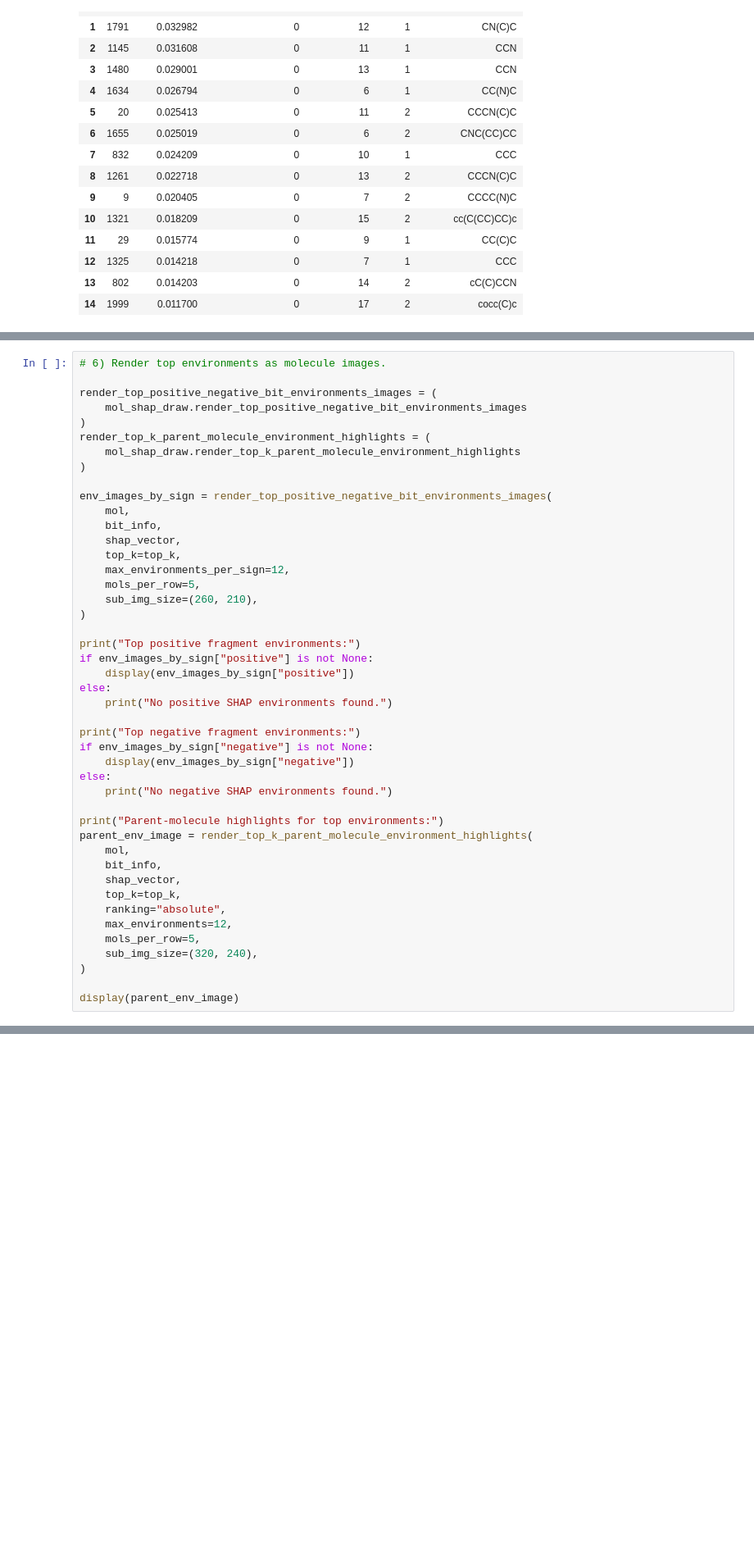
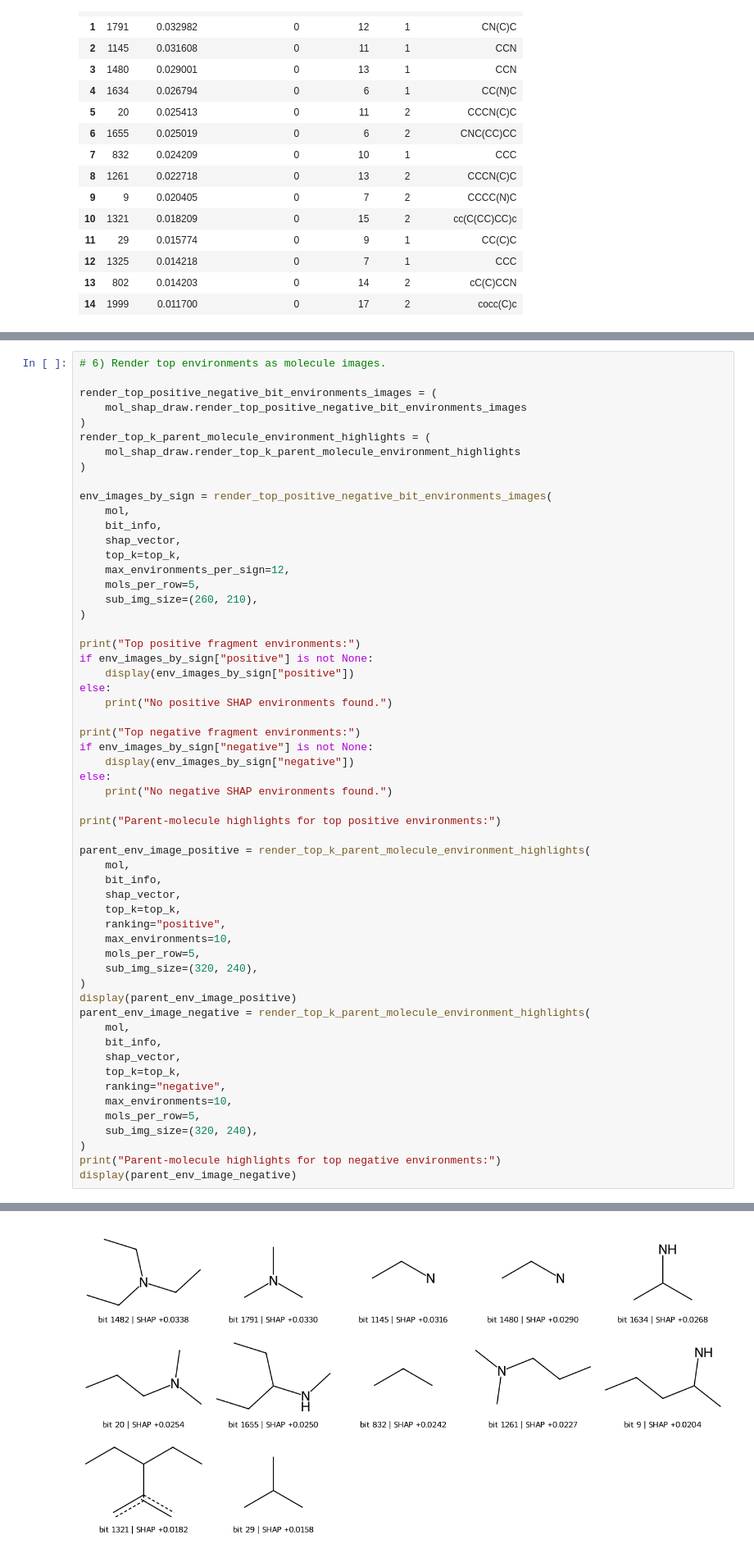
Before and after one commit to LSI-Uni-Bonn/ChemicHAL, a Jupyter notebook: notebooks/shap_generation_and_explanations.ipynb, the cells around one changed output, grey strips where cells are left out. Shown at 82% size. Saved outputs shown, nothing was run; the diff lists cells and outputs as text; blank space fills up the shorter version.

```diff
--- a/notebooks/shap_generation_and_explanations.ipynb
+++ b/notebooks/shap_generation_and_explanations.ipynb
@@ -384,16 +384,29 @@ if env_images_by_sign["negative"] is not None:
 else:
     print("No negative SHAP environments found.")
 
-print("Parent-molecule highlights for top environments:")
-parent_env_image = render_top_k_parent_molecule_environment_highlights(
+print("Parent-molecule highlights for top positive environments:")
+
+parent_env_image_positive = render_top_k_parent_molecule_environment_highlights(
     mol,
     bit_info,
     shap_vector,
     top_k=top_k,
-    ranking="absolute",
-    max_environments=12,
+    ranking="positive",
+    max_environments=10,
     mols_per_row=5,
     sub_img_size=(320, 240),
 )
-
-display(parent_env_image)
+display(parent_env_image_positive)
+parent_env_image_negative = render_top_k_parent_molecule_environment_highlights(
+    mol,
+    bit_info,
+    shap_vector,
+    top_k=top_k,
+    ranking="negative",
+    max_environments=10,
+    mols_per_row=5,
+    sub_img_size=(320, 240),
+)
+print("Parent-molecule highlights for top negative environments:")
+display(parent_env_image_negative)
+# %% [output]
@@ -399,0 +414 @@ display(parent_env_image)
+[figure, added]
```
Also changed, not shown: parts of 5 cells of this notebook, 1 other file.
